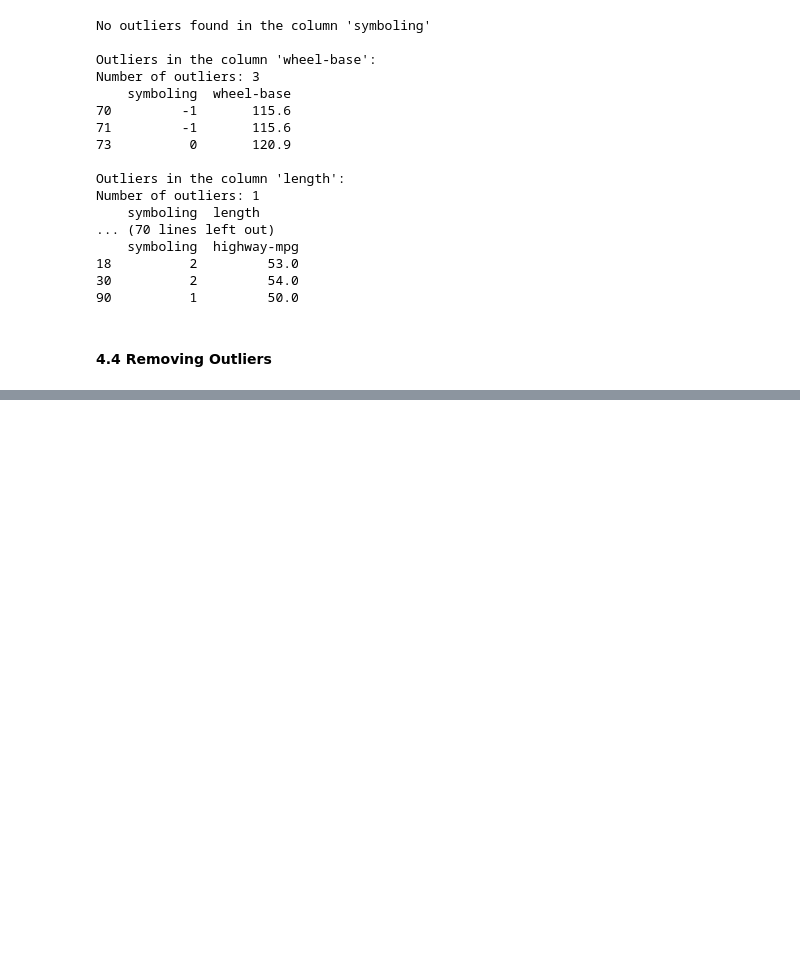
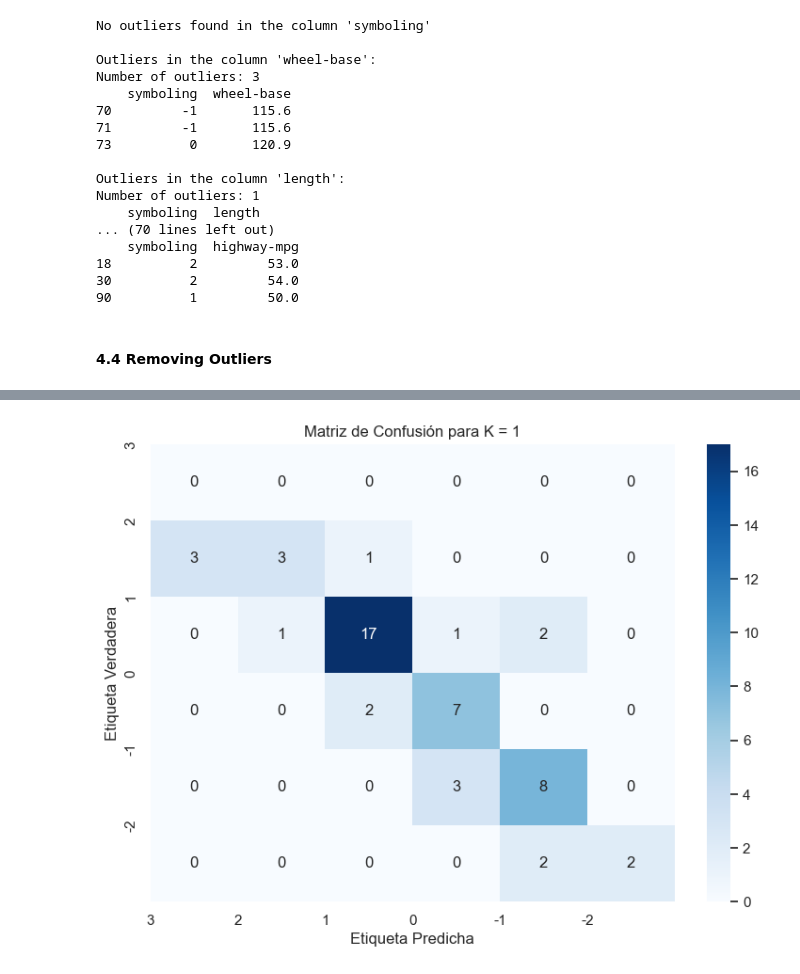
Before and after one commit to alejandro945/insurance-risk, a Jupyter notebook: src/main.ipynb, the cells around one changed output, grey strips where cells are left out. Cells and saved outputs as stored; diff of their text form; code cells hidden in the pictures; blank space fills up the shorter version.

Commit message:
Added training protocols

```diff
--- a/src/main.ipynb
+++ b/src/main.ipynb
@@ -573,0 +589,3 @@ for column in numerical_columns:
+# %%
+dependent = df['symboling']
+num = df.select_dtypes(include=['int64', 'float64'])
@@ -573,0 +623,13 @@ for column in numerical_columns:
+# %%
+# Asignamos valores a las variables
+x = num_scaled
+y = dependent
+y = np.expand_dims(y, axis=1)
+data = np.concatenate((x, y), axis = 1)
+
+d_model = pd.DataFrame(data)
+labels = list(num_scaled.columns)
+labels.append('symboling')
+d_model.columns=labels
+d_model['symboling'] = d_model['symboling'].astype(int).astype('str')
+d_model.head()
@@ -573,0 +645,82 @@ for column in numerical_columns:
+# %%
+import warnings
+from sklearn.impute import SimpleImputer
+import numpy as np
+import pandas as pd
+import matplotlib.pyplot as plt
+import seaborn as sns
+from sklearn.preprocessing import StandardScaler
+from sklearn.neighbors import KNeighborsClassifier
+from sklearn.metrics import accuracy_score, cohen_kappa_score, confusion_matrix, recall_score
+from sklearn.model_selection import train_test_split, cross_val_score
+from tabulate import tabulate
+
+warnings.filterwarnings("ignore", message="The least populated class in y has only")
+
+# División en conjuntos de entrenamiento y prueba
+x_train, x_test, y_train, y_test = train_test_split(x, y, test_size=0.25, random_state=200)
+
+# Imputación de los valores faltantes con la media
+imputer = SimpleImputer(strategy='mean')
+x_train = imputer.fit_transform(x_train)  # Imputar NaN en el conjunto de entrenamiento
+x_test = imputer.transform(x_test)  # Imputar NaN en el conjunto de prueba
+
+# Lista de valores de k a probar
+k_values = [1, 3, 5, 7]
+
+# Diccionario para almacenar las métricas por valor de k
+metrics_by_k = {}
+
+# Iterar sobre diferentes valores de k
+for k in k_values:
+    # Construir el clasificador KNN
+    knn = KNeighborsClassifier(n_neighbors=k)
+
+    # Entrenar el clasificador KNN
+    knn.fit(x_train, y_train)
+
+    # Validación cruzada
+    cv_scores = cross_val_score(knn, x_train, y_train, cv=5)
+    cv_accuracy = cv_scores.mean()
+
+    # Predicción en el conjunto de prueba
+    y_pred = knn.predict(x_test)
+
+    # Calcular métricas de evaluación
+    accuracy = accuracy_score(y_test, y_pred)
+    kappa = cohen_kappa_score(y_test, y_pred)
+    conf_matrix = confusion_matrix(y_test, y_pred)
+    recall = recall_score(y_test, y_pred, average=None)
+
+    # Almacenar métricas en el diccionario
+    metrics_by_k[k] = {'accuracy': accuracy, 'kappa': kappa, 'confusion_matrix': conf_matrix, 'recall': recall, 'cv_accuracy': cv_accuracy}
+
+# Etiquetas de symboling para la matriz de confusión (debes definir "dependent" en tu código)
+symboling_labels = sorted(list(set(dependent)), key=lambda x: int(x), reverse=True)
+
+# Iterar sobre los resultados
+for k, metrics in metrics_by_k.items():
+    print(f"Valor de k = {k}:")
+    print(f"Precisión: {metrics['accuracy']:.4f}")
+    print(f"Kappa: {metrics['kappa']:.4f}")
+    print(f"Recall medio: {np.mean(metrics['recall']):.4f}")
+    print(f"Precisión de validación cruzada: {metrics['cv_accuracy']:.4f}")
+
+    # Tabla de métricas
+    table = [
+        ["Clase", "Recall"],
+        *[[f"Clase {label}", f"{recall:.4f}"] for label, recall in zip(symboling_labels, metrics['recall'])]
+    ]
+    print(tabulate(table, headers="firstrow"))
+
+    # Matriz de confusión con colores
+    plt.figure(figsize=(8, 6))
+    sns.heatmap(metrics['confusion_matrix'], annot=True, cmap='Blues', fmt='g')
+    plt.title(f"Matriz de Confusión para K = {k}")
+    plt.xlabel('Etiqueta Predicha')
+    plt.ylabel('Etiqueta Verdadera')
+    plt.xticks(np.arange(len(symboling_labels)), symboling_labels)  # Etiquetas de las columnas (x)
+    plt.yticks(np.arange(len(symboling_labels))[::-1], symboling_labels[::-1])  # Etiquetas de las filas (y)
+    plt.show()
+    print("\n" + "="*50 + "\n")
+# %% [output]
@@ -573,0 +740 @@ for column in numerical_columns:
+[figure, added]
```
Also changed, not shown: parts of 28 cells of this notebook.
